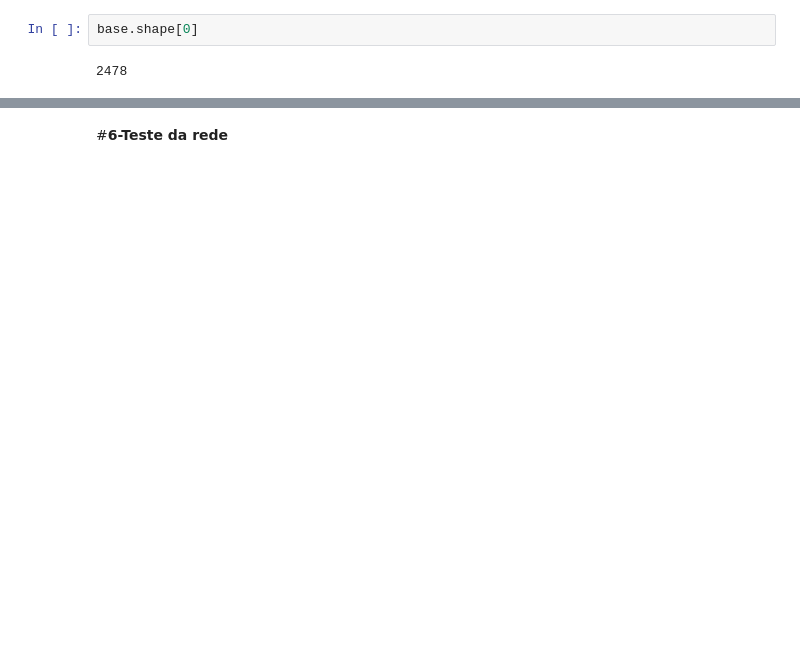
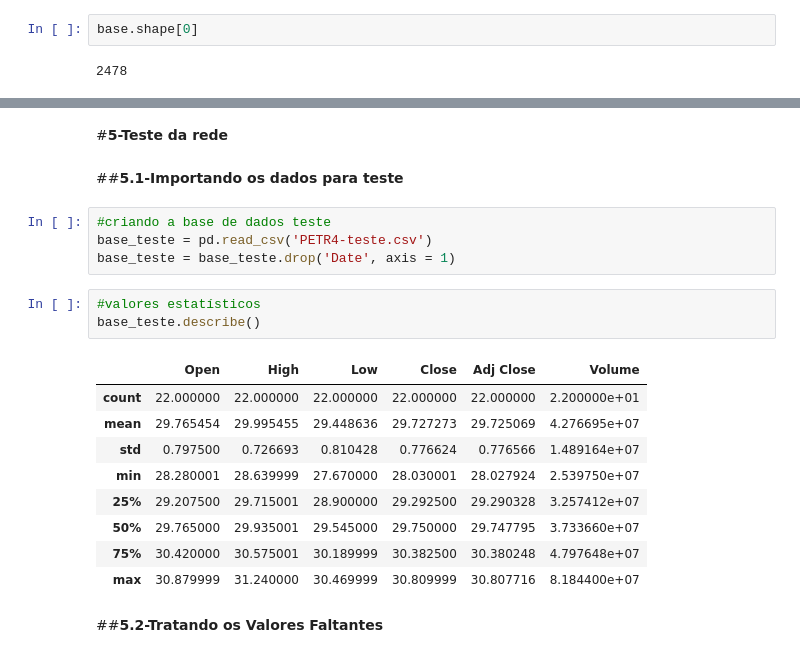
Before and after one commit to claubermartins/Stock-market-prediction, a Jupyter notebook: stock_market_prediction.ipynb, the cells around one changed output, grey strips where cells are left out. Cells and saved outputs as stored; diff of their text form; blank space fills up the shorter version.

```diff
--- a/stock_market_prediction.ipynb
+++ b/stock_market_prediction.ipynb
@@ -160,3 +271,24 @@ Epoch 1000/1000
 <tensorflow.python.keras.callbacks.History at 0x...>
 # %% [markdown]
-#**6-Teste da rede**
+#**5-Teste da rede**
+# %% [markdown]
+##**5.1-Importando os dados para teste**
+# %%
+#criando a base de dados teste
+base_teste = pd.read_csv('PETR4-teste.csv')
+base_teste = base_teste.drop('Date', axis = 1)
+# %%
+#valores estatísticos
+base_teste.describe()
+# %% [output]
+|  | Open | High | Low | Close | Adj Close | Volume |
+| count | 22.000000 | 22.000000 | 22.000000 | 22.000000 | 22.000000 | 2.200000e+01 |
+| mean | 29.765454 | 29.995455 | 29.448636 | 29.727273 | 29.725069 | 4.276695e+07 |
+| std | 0.797500 | 0.726693 | 0.810428 | 0.776624 | 0.776566 | 1.489164e+07 |
+| min | 28.280001 | 28.639999 | 27.670000 | 28.030001 | 28.027924 | 2.539750e+07 |
+| 25% | 29.207500 | 29.715001 | 28.900000 | 29.292500 | 29.290328 | 3.257412e+07 |
+| 50% | 29.765000 | 29.935001 | 29.545000 | 29.750000 | 29.747795 | 3.733660e+07 |
+| 75% | 30.420000 | 30.575001 | 30.189999 | 30.382500 | 30.380248 | 4.797648e+07 |
+| max | 30.879999 | 31.240000 | 30.469999 | 30.809999 | 30.807716 | 8.184400e+07 |
+# %% [markdown]
+##**5.2-Tratando os Valores Faltantes**
```
Also changed, not shown: parts of 47 cells of this notebook.
